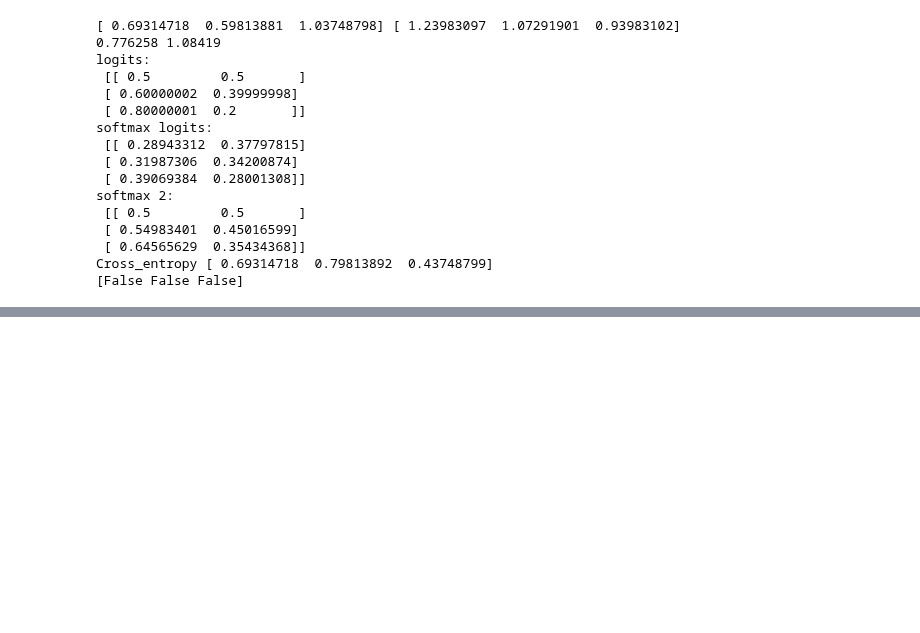
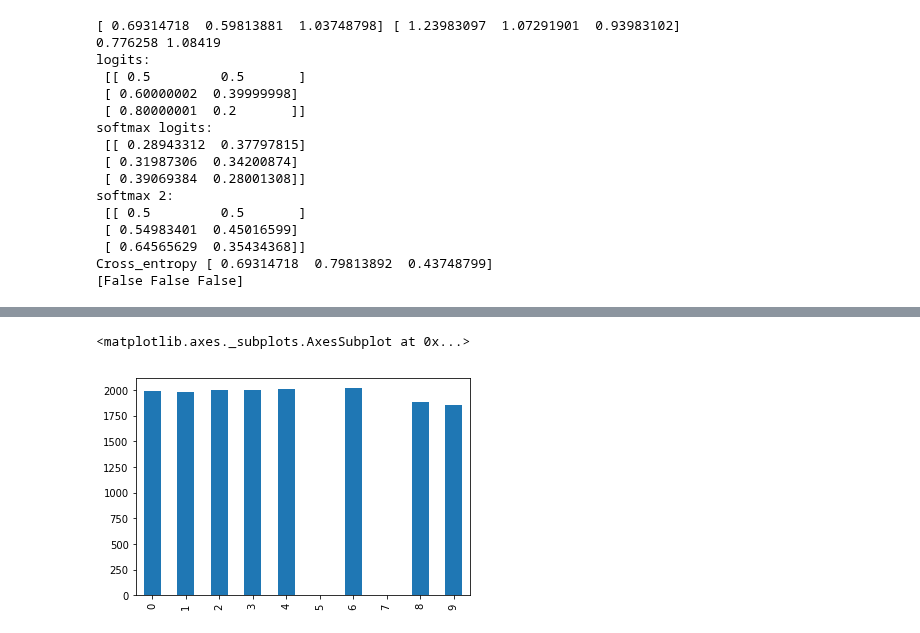
Before and after one commit to zwanli/atrnn-prototype, a Jupyter notebook: test.ipynb, the cells around one changed output, grey strips where cells are left out. Cells and saved outputs as stored; diff of their text form; code cells hidden in the pictures; blank space fills up the shorter version.

Commit message:
add attribute module

```diff
--- a/test.ipynb
+++ b/test.ipynb
@@ -605,3 +605,15 @@ def loss(logits, labels):
 
         loss = tf.add_n(tf.get_collection('losses'), name='total_loss')
     return loss
+# %%
+# Import required modules
+import pandas as pd
+from sklearn import preprocessing
+import numpy as np
+# Set charts to view inline
+%matplotlib inline
+# Create an example dataframe with a column of unnormalized data
+data = {'score': [234,24,14,27,np.nan,46,73,np.nan,59,160],
+        'b': [1988,1980,1999,2004,2014,np.nan,2016,np.nan,1885,1850]}#,'a': [1,0,1,0,1,1,0,1,0,1],}
+df = pd.DataFrame(data)
+df
@@ -607,0 +632,6 @@ def loss(logits, labels):
+# %%
+# View the unnormalized data
+df.b.plot(kind='bar')
+# %% [output]
+<matplotlib.axes._subplots.AxesSubplot at 0x...>
+[figure, added]
```
Also changed, not shown: parts of 7 cells of this notebook, 7 other files.
